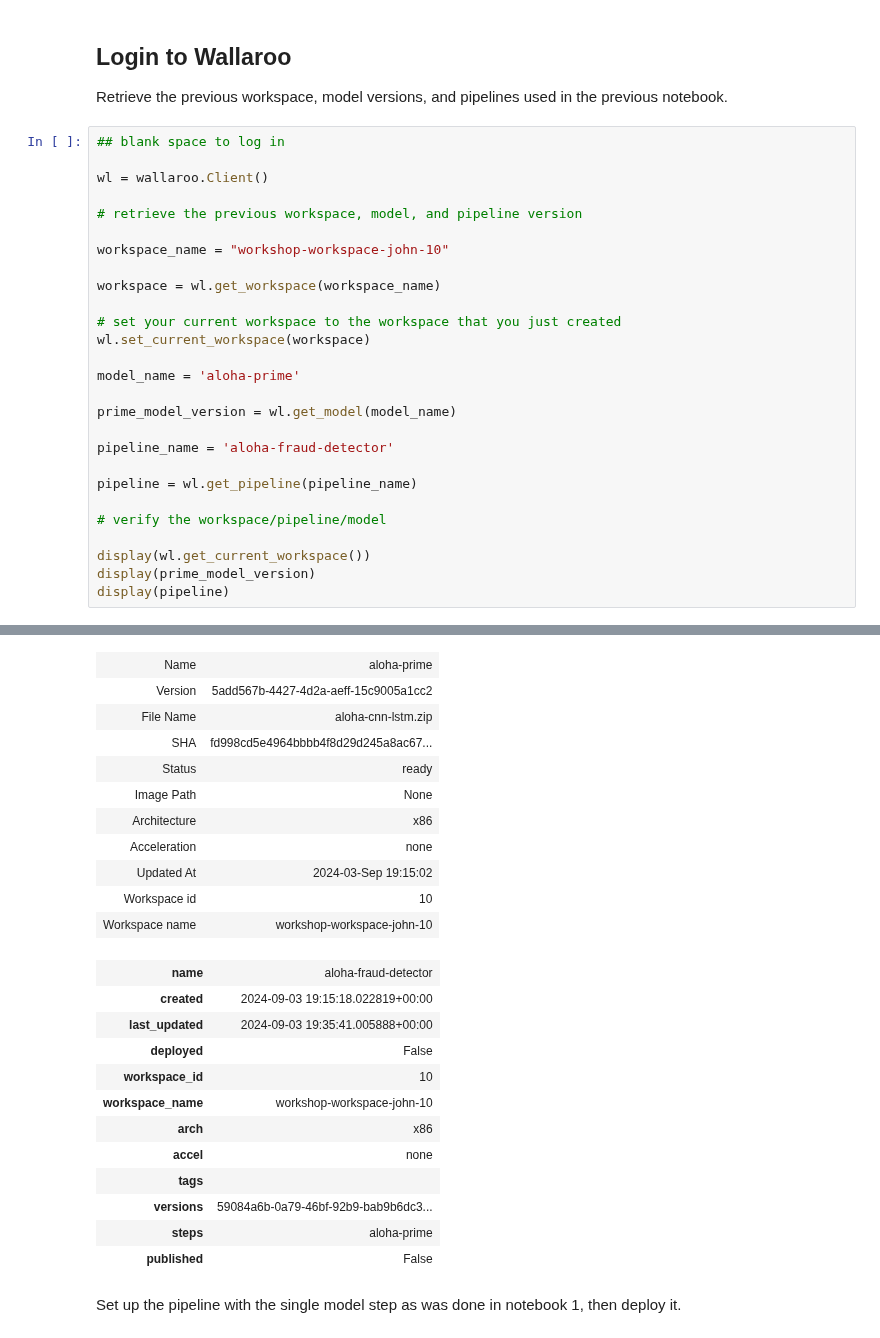
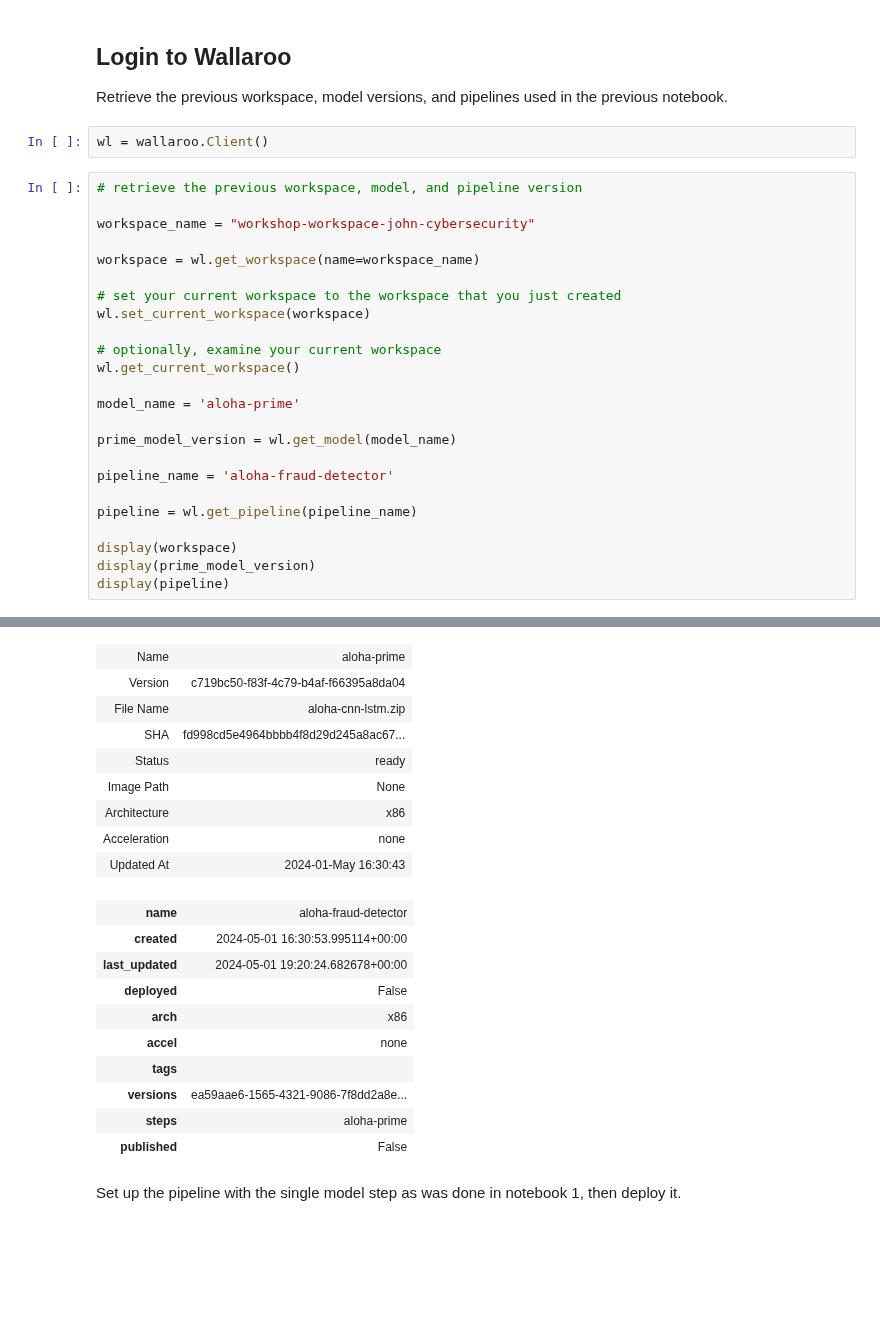
Before and after one commit to WallarooLabs/Workshops, a Jupyter notebook: Classification/Cybersecurity/Notebooks-with-code/N4_drift_detection-with-code.ipynb, the cells around one changed output, grey strips where cells are left out. Cells and saved outputs as stored; diff of their text form; blank space fills up the shorter version.

```diff
--- a/Classification/Cybersecurity/Notebooks-with-code/N4_drift_detection-with-code.ipynb
+++ b/Classification/Cybersecurity/Notebooks-with-code/N4_drift_detection-with-code.ipynb
@@ -31,19 +31,20 @@ import random
 ## Login to Wallaroo
 
 Retrieve the previous workspace, model versions, and pipelines used in the previous notebook.
+# %%
+wl = wallaroo.Client()
 # %%
-## blank space to log in
-
-wl = wallaroo.Client()
-
 # retrieve the previous workspace, model, and pipeline version
 
-workspace_name = "workshop-workspace-john-10"
+workspace_name = "workshop-workspace-john-cybersecurity"
 
-workspace = wl.get_workspace(workspace_name)
+workspace = wl.get_workspace(name=workspace_name)
 
 # set your current workspace to the workspace that you just created
 wl.set_current_workspace(workspace)
+
+# optionally, examine your current workspace
+wl.get_current_workspace()
 
 model_name = 'aloha-prime'
 
@@ -53,9 +54,7 @@ pipeline_name = 'aloha-fraud-detector'
 
 pipeline = wl.get_pipeline(pipeline_name)
 
-# verify the workspace/pipeline/model
-
-display(wl.get_current_workspace())
+display(workspace)
 display(prime_model_version)
 display(pipeline)
 # %% [output]
@@ -63,24 +62,20 @@ display(pipeline)
 | Name | aloha-prime |
-| Version | 5add567b-4427-4d2a-aeff-15c9005a1cc2 |
+| Version | c719bc50-f83f-4c79-b4af-f66395a8da04 |
 | File Name | aloha-cnn-lstm.zip |
 | SHA | fd998cd5e4964bbbb4f8d29d245a8ac67... |
 | Status | ready |
 | Image Path | None |
 | Architecture | x86 |
 | Acceleration | none |
-| Updated At | 2024-03-Sep 19:15:02 |
-| Workspace id | 10 |
-| Workspace name | workshop-workspace-john-10 |
+| Updated At | 2024-01-May 16:30:43 |
 | name | aloha-fraud-detector |
-| created | 2024-09-03 19:15:18.022819+00:00 |
-| last_updated | 2024-09-03 19:35:41.005888+00:00 |
+| created | 2024-05-01 16:30:53.995114+00:00 |
+| last_updated | 2024-05-01 19:20:24.682678+00:00 |
 | deployed | False |
-| workspace_id | 10 |
-| workspace_name | workshop-workspace-john-10 |
 | arch | x86 |
 | accel | none |
 | tags |  |
-| versions | 59084a6b-0a79-46bf-92b9-bab9b6dc3... |
+| versions | ea59aae6-1565-4321-9086-7f8dd2a8e... |
 | steps | aloha-prime |
 | published | False |
 # %% [markdown]
```
Also changed, not shown: parts of 72 cells of this notebook, 12 other files.
